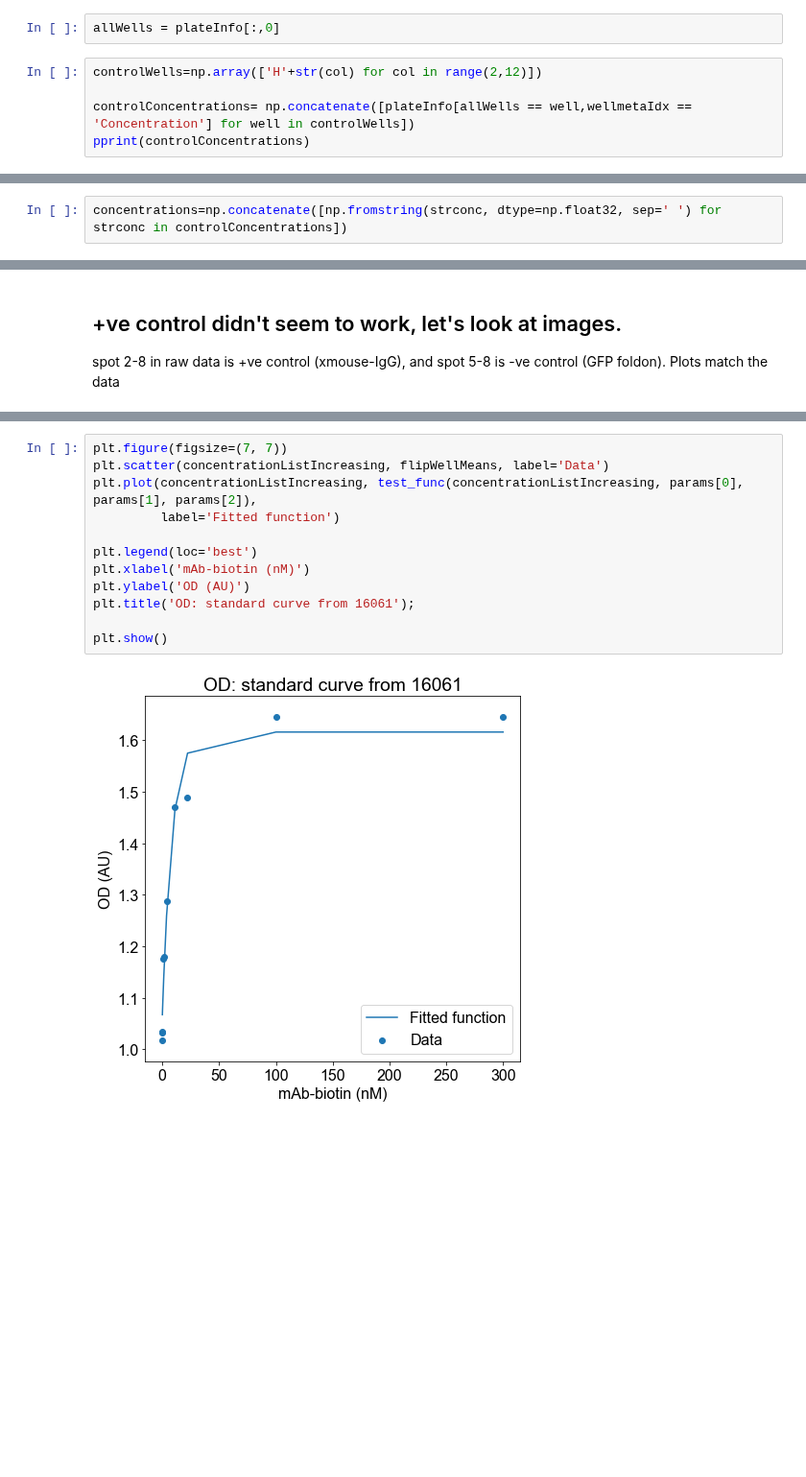
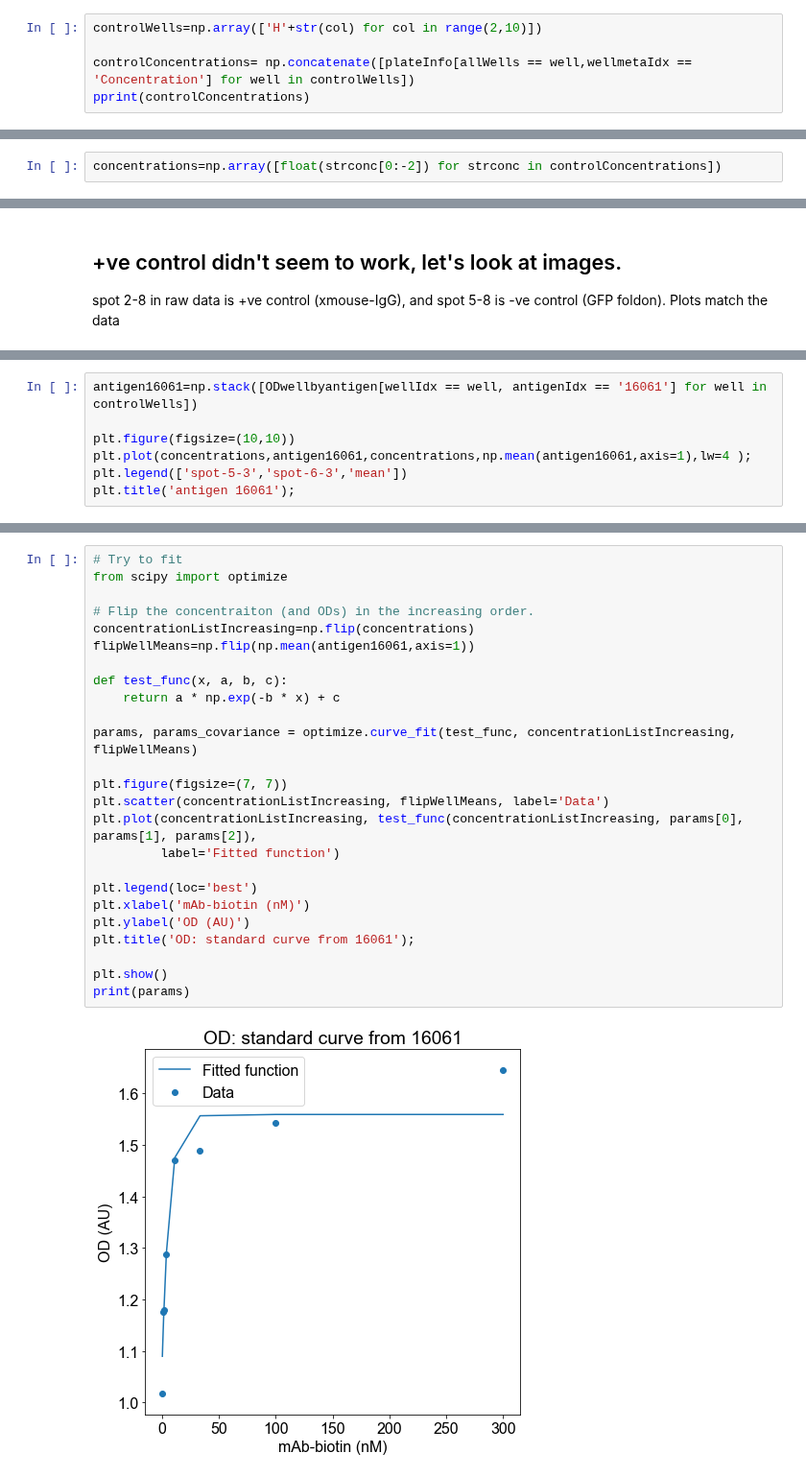
Before and after one commit to mehta-lab/multiSero, a Jupyter notebook: notebooks_interpretation/20200115_plate4_AEP_Feb3_6mousesera.ipynb, the cells around one changed output, grey strips where cells are left out. Shown at 96% size. Saved outputs shown, nothing was run; the diff lists cells and outputs as text; blank space fills up the shorter version.

```diff
--- a/notebooks_interpretation/20200115_plate4_AEP_Feb3_6mousesera.ipynb
+++ b/notebooks_interpretation/20200115_plate4_AEP_Feb3_6mousesera.ipynb
@@ -208,7 +178,5 @@ array([['A1', 'Mouse 1', 'Diagnostic', '1:50'],
-# %%
-allWells = plateInfo[:,0]
 # %%
-controlWells=np.array(['H'+str(col) for col in range(2,12)])
+controlWells=np.array(['H'+str(col) for col in range(2,10)])
 
 controlConcentrations= np.concatenate([plateInfo[allWells == well,wellmetaIdx == 'Concentration'] for well in controlWells])
 pprint(controlConcentrations)
@@ -232,2 +198,2 @@ H11
 # %%
-concentrations=np.concatenate([np.fromstring(strconc, dtype=np.float32, sep=' ') for strconc in controlConcentrations])
+concentrations=np.array([float(strconc[0:-2]) for strconc in controlConcentrations])
@@ -558,0 +265,7 @@ print(params)
+# %%
+antigen16061=np.stack([ODwellbyantigen[wellIdx == well, antigenIdx == '16061'] for well in controlWells])
+
+plt.figure(figsize=(10,10))
+plt.plot(concentrations,antigen16061,concentrations,np.mean(antigen16061,axis=1),lw=4 );
+plt.legend(['spot-5-3','spot-6-3','mean'])
+plt.title('antigen 16061');
@@ -559,14 +274,27 @@ print(params)
 # %%
+# Try to fit
+from scipy import optimize
+
+# Flip the concentraiton (and ODs) in the increasing order.
+concentrationListIncreasing=np.flip(concentrations)
+flipWellMeans=np.flip(np.mean(antigen16061,axis=1))
+
+def test_func(x, a, b, c):
+    return a * np.exp(-b * x) + c
+
+params, params_covariance = optimize.curve_fit(test_func, concentrationListIncreasing, flipWellMeans)
+
 plt.figure(figsize=(7, 7))
 plt.scatter(concentrationListIncreasing, flipWellMeans, label='Data')
 plt.plot(concentrationListIncreasing, test_func(concentrationListIncreasing, params[0], params[1], params[2]),
          label='Fitted function')
 
 plt.legend(loc='best')
 plt.xlabel('mAb-biotin (nM)')
 plt.ylabel('OD (AU)')
 plt.title('OD: standard curve from 16061');
 
 plt.show()
+print(params)
 # %% [output]
-[figure, old version]
+[figure, new version]
```
Also changed, not shown: parts of 63 cells of this notebook.
